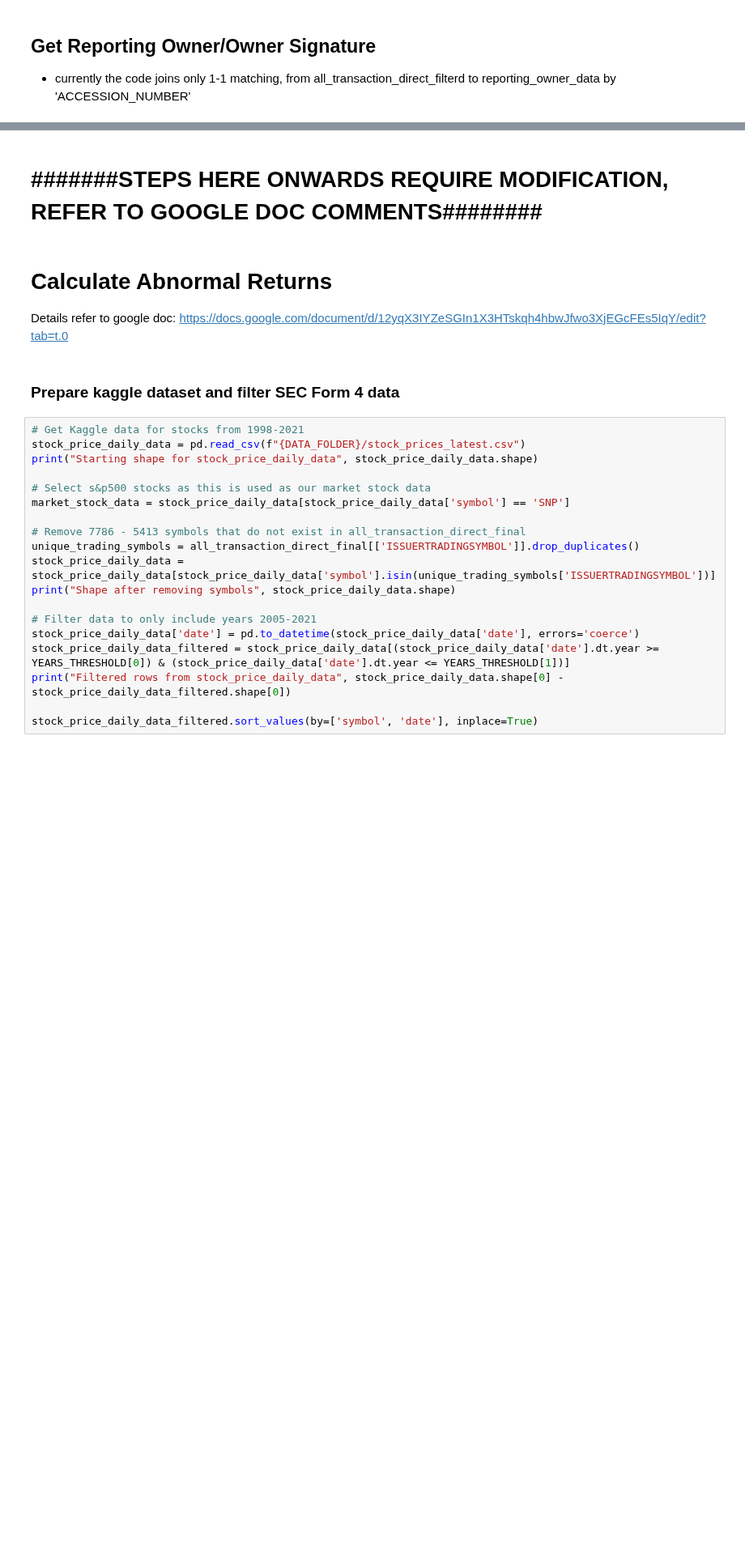
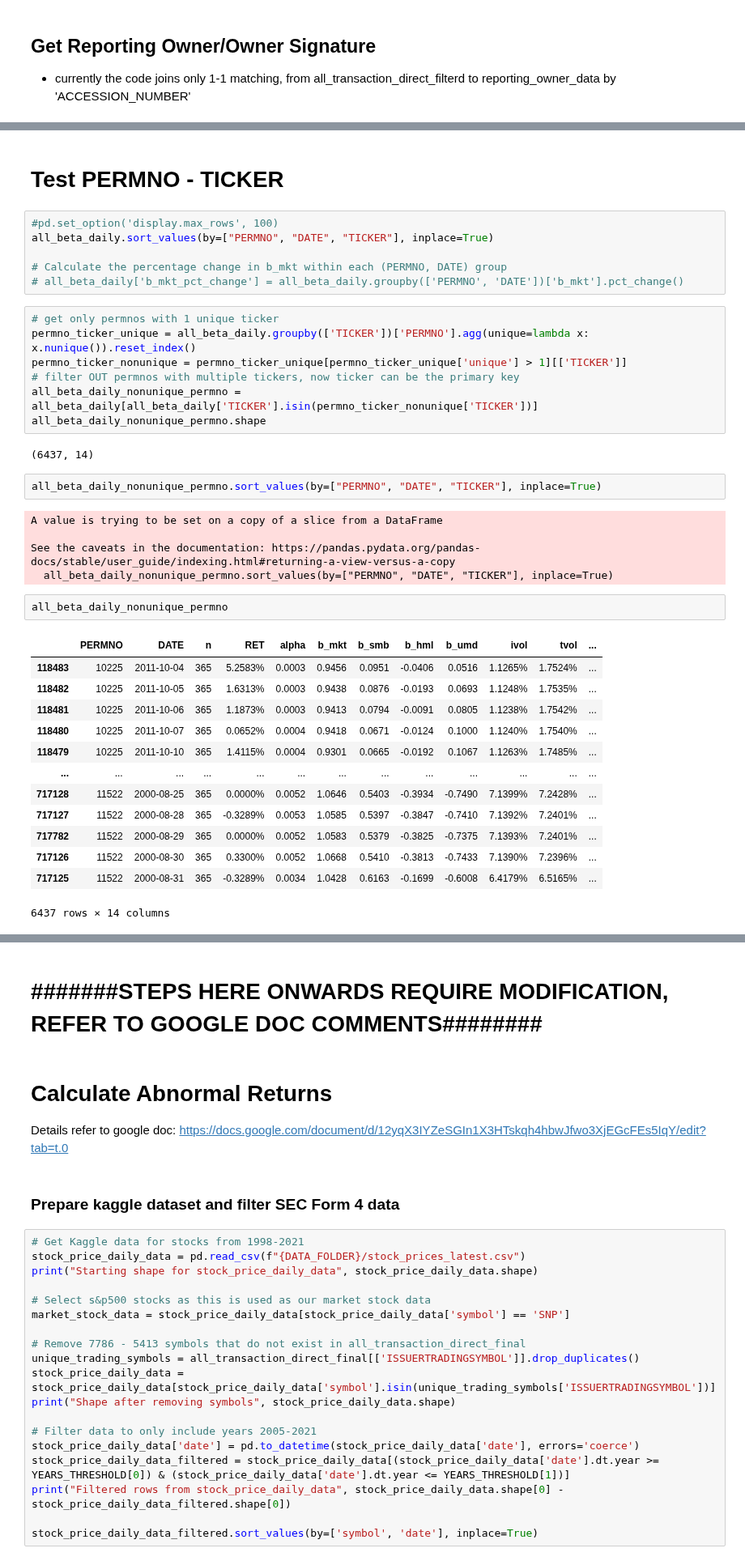
Before and after one commit to Blimperoo/DSA4263-Final-Insider-Trading, a Jupyter notebook: src/data/SEC_and_Litigations_EDA.ipynb, the cells around one changed output, grey strips where cells are left out. Shown at 81% size. Drawn from its saved outputs; the diff is of its cells as text; blank space fills up the shorter version.

```diff
--- a/src/data/SEC_and_Litigations_EDA.ipynb
+++ b/src/data/SEC_and_Litigations_EDA.ipynb
@@ -267,0 +270,40 @@ all_transaction_direct_final.head()
+# %% [markdown]
+# Test PERMNO - TICKER
+# %%
+#pd.set_option('display.max_rows', 100)
+all_beta_daily.sort_values(by=["PERMNO", "DATE", "TICKER"], inplace=True)
+
+# Calculate the percentage change in b_mkt within each (PERMNO, DATE) group
+# all_beta_daily['b_mkt_pct_change'] = all_beta_daily.groupby(['PERMNO', 'DATE'])['b_mkt'].pct_change()
+# %%
+# get only permnos with 1 unique ticker
+permno_ticker_unique = all_beta_daily.groupby(['TICKER'])['PERMNO'].agg(unique=lambda x: x.nunique()).reset_index()
+permno_ticker_nonunique = permno_ticker_unique[permno_ticker_unique['unique'] > 1][['TICKER']]
+# filter OUT permnos with multiple tickers, now ticker can be the primary key
+all_beta_daily_nonunique_permno = all_beta_daily[all_beta_daily['TICKER'].isin(permno_ticker_nonunique['TICKER'])]
+all_beta_daily_nonunique_permno.shape
+# %% [output]
+(6437, 14)
+# %%
+all_beta_daily_nonunique_permno.sort_values(by=["PERMNO", "DATE", "TICKER"], inplace=True)
+# %% [output]
+A value is trying to be set on a copy of a slice from a DataFrame
+
+See the caveats in the documentation: https://pandas.pydata.org/pandas-docs/stable/user_guide/indexing.html#returning-a-view-versus-a-copy
+  all_beta_daily_nonunique_permno.sort_values(by=["PERMNO", "DATE", "TICKER"], inplace=True)
+# %%
+all_beta_daily_nonunique_permno
+# %% [output]
+|  | PERMNO | DATE | n | RET | alpha | b_mkt | b_smb | b_hml | b_umd | ivol | tvol | ... |
+| 118483 | 10225 | 2011-10-04 | 365 | 5.2583% | 0.0003 | 0.9456 | 0.0951 | -0.0406 | 0.0516 | 1.1265% | 1.7524% | ... |
+| 118482 | 10225 | 2011-10-05 | 365 | 1.6313% | 0.0003 | 0.9438 | 0.0876 | -0.0193 | 0.0693 | 1.1248% | 1.7535% | ... |
+| 118481 | 10225 | 2011-10-06 | 365 | 1.1873% | 0.0003 | 0.9413 | 0.0794 | -0.0091 | 0.0805 | 1.1238% | 1.7542% | ... |
+| 118480 | 10225 | 2011-10-07 | 365 | 0.0652% | 0.0004 | 0.9418 | 0.0671 | -0.0124 | 0.1000 | 1.1240% | 1.7540% | ... |
+| 118479 | 10225 | 2011-10-10 | 365 | 1.4115% | 0.0004 | 0.9301 | 0.0665 | -0.0192 | 0.1067 | 1.1263% | 1.7485% | ... |
+| ... | ... | ... | ... | ... | ... | ... | ... | ... | ... | ... | ... | ... |
+| 717128 | 11522 | 2000-08-25 | 365 | 0.0000% | 0.0052 | 1.0646 | 0.5403 | -0.3934 | -0.7490 | 7.1399% | 7.2428% | ... |
+| 717127 | 11522 | 2000-08-28 | 365 | -0.3289% | 0.0053 | 1.0585 | 0.5397 | -0.3847 | -0.7410 | 7.1392% | 7.2401% | ... |
+| 717782 | 11522 | 2000-08-29 | 365 | 0.0000% | 0.0052 | 1.0583 | 0.5379 | -0.3825 | -0.7375 | 7.1393% | 7.2401% | ... |
+| 717126 | 11522 | 2000-08-30 | 365 | 0.3300% | 0.0052 | 1.0668 | 0.5410 | -0.3813 | -0.7433 | 7.1390% | 7.2396% | ... |
+| 717125 | 11522 | 2000-08-31 | 365 | -0.3289% | 0.0034 | 1.0428 | 0.6163 | -0.1699 | -0.6008 | 6.4179% | 6.5165% | ... |
+6437 rows × 14 columns
```
Also changed, not shown: parts of 48 cells of this notebook.
